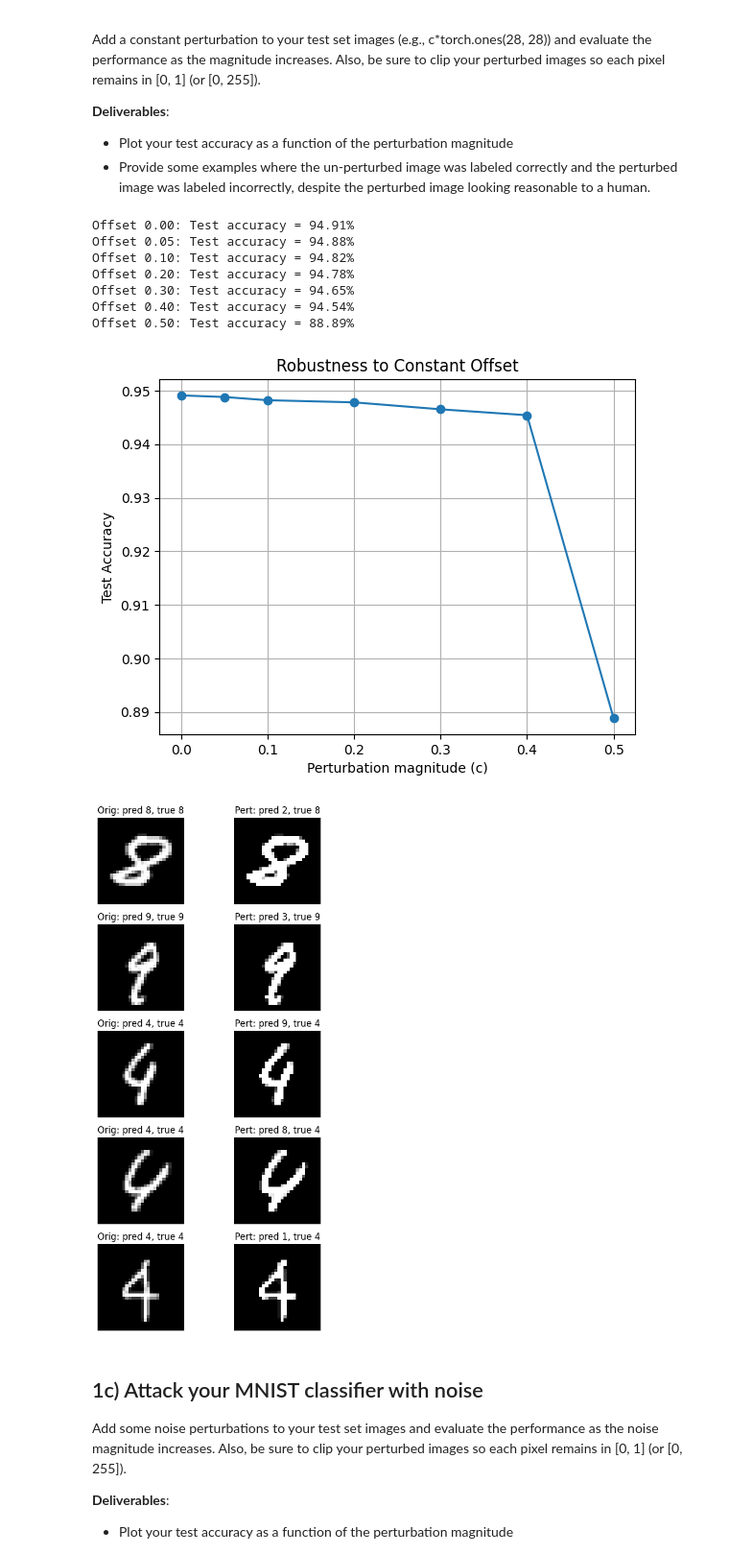
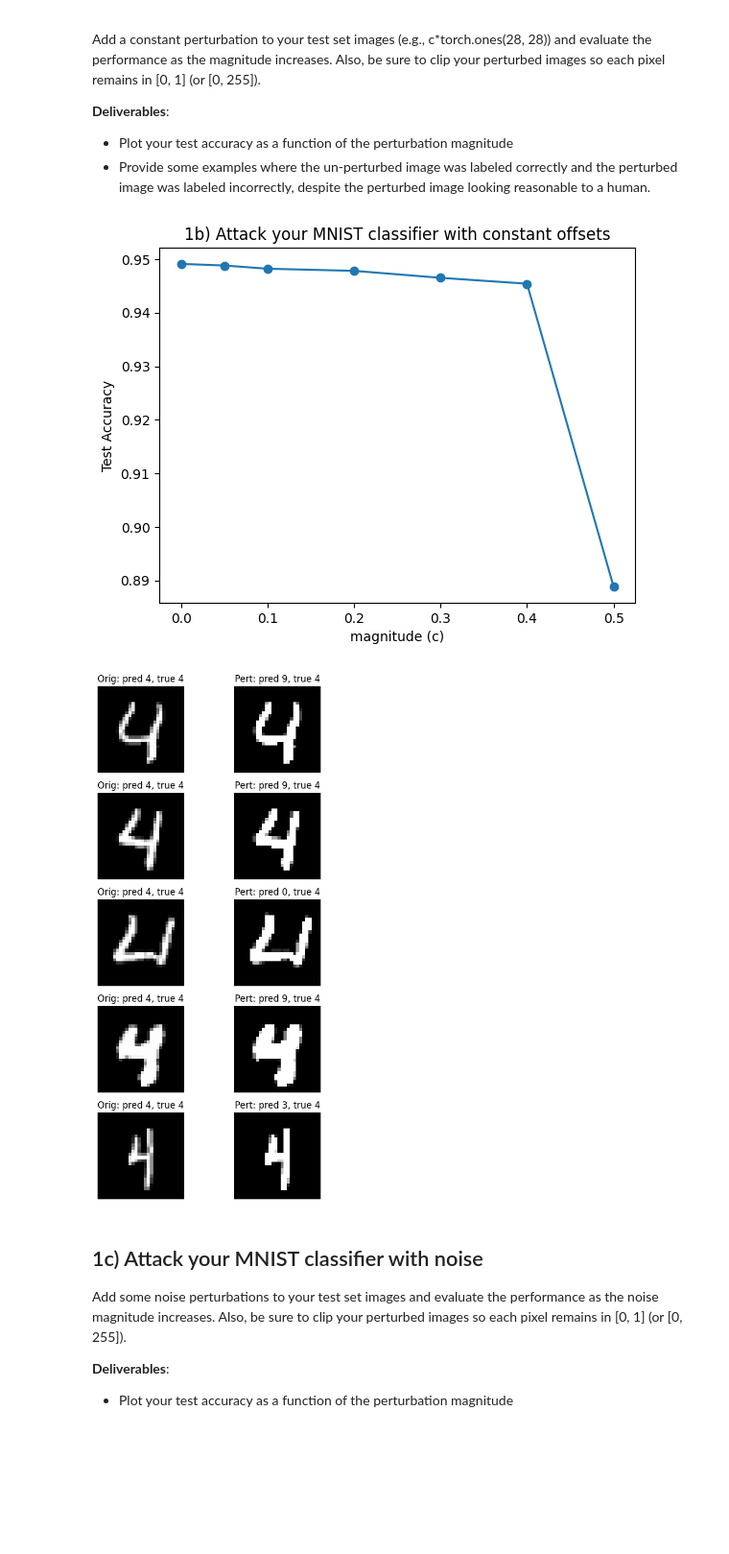
Before and after one commit to kmuenpra/EECE7268, a Jupyter notebook: EECE7398_HW1.ipynb, the cells around one changed output. Shown at 96% size. Cells and saved outputs as stored; diff of their text form; code cells hidden in the pictures; blank space fills up the shorter version.

```diff
--- a/EECE7398_HW1.ipynb
+++ b/EECE7398_HW1.ipynb
@@ -224,24 +214,21 @@ Add a constant perturbation to your test set images (e.g., c*torch.ones(28, 28))
 # %%
 import torch
 import matplotlib.pyplot as plt
+import numpy as np
 
-# Assume: model, test_loader, device are already defined from part (1a)
-# and model is trained.
+#SAME MODEL FROM FIRST PART -> not gonna redefine here. PLease run the above block first
 
-def evaluate_with_offset(model, loader, device, c):
-    """
-    Evaluate model accuracy when a constant offset c is added to all pixels.
-    """
+# EVALUATING TEST DATA
+def evaluate(model, loader, device, c):
     model.eval()
     correct, total = 0, 0
-    misclassified_examples = []  # to save some wrong predictions
+    bad_examples = []  # to save some wrong predictions
     with torch.no_grad():
         for x, y in loader:
             x, y = x.to(device), y.to(device)
-            # add constant offset
-            x_perturbed = x + c * torch.ones_like(x)
-            # clip to [0,1]
-            x_perturbed = torch.clamp(x_perturbed, 0.0, 1.0)
+
+            x_perturbed = x + c * torch.ones_like(x) # add constant offset
+            x_perturbed = torch.clamp(x_perturbed, 0.0, 1.0) # clip predicted pixels to [0,1]
 
             logits = model(x_perturbed)
             preds = logits.argmax(dim=1)
@@ -249,66 +236,60 @@ def evaluate_with_offset(model, loader, device, c):
             correct += (preds == y).sum().item()
             total += y.size(0)
 
-            # save examples where original was correct but perturbed was wrong
-            if len(misclassified_examples) < 5:  # limit to 5 for display
-                logits_orig = model(x)  # check original prediction
+
+            if len(bad_examples) < 5:  # limit to 5 for display
+
+                # check original prediction
+                logits_orig = model(x)
                 preds_orig = logits_orig.argmax(dim=1)
+
                 for i in range(len(y)):
+
+                    # save bad examples where original was correct but perturbed was wrong
                     if preds_orig[i] == y[i] and preds[i] != y[i]:
-                        misclassified_examples.append((
+                        bad_examples.append((
                             x[i].cpu(), x_perturbed[i].cpu(),
                             preds_orig[i].item(), preds[i].item(), y[i].item()
                         ))
-                        if len(misclassified_examples) >= 5:
+                        if len(bad_examples) >= 5:
                             break
 
     acc = correct / total
-    return acc, misclassified_examples
+    return acc, bad_examples
 
 
-# Sweep over perturbation magnitudes
 magnitudes = [0.0, 0.05, 0.1, 0.2, 0.3, 0.4, 0.5]
 accuracies = []
-examples_to_show = None
 
 for c in magnitudes:
-    acc, misclassified = evaluate_with_offset(model, test_loader, my_pc, c)
+    acc, bad_examples = evaluate(model, test_loader, my_pc, c)
     accuracies.append(acc)
-    print(f"Offset {c:.2f}: Test accuracy = {acc*100:.2f}%")
-    if misclassified and examples_to_show is None:
-        examples_to_show = misclassified  # save the first batch of examples
 
-# Plot accuracy vs. perturbation
 plt.figure()
 plt.plot(magnitudes, accuracies, marker="o")
-plt.xlabel("Perturbation magnitude (c)")
+plt.xlabel("magnitude (c)")
 plt.ylabel("Test Accuracy")
-plt.title("Robustness to Constant Offset")
-plt.grid(True)
+plt.title("1b) Attack your MNIST classifier with constant offsets")
 plt.show()
 
-# Show some correct→incorrect examples
-if examples_to_show:
-    fig, axes = plt.subplots(len(examples_to_show), 2, figsize=(6, 2*len(examples_to_show)))
-    for i, (orig, pert, pred_orig, pred_pert, label) in enumerate(examples_to_show):
+# - Provide some examples where the un-perturbed image was labeled correctly and the perturbed image was labeled incorrectly,
+# despite the perturbed image looking reasonable to a human.
+if bad_examples is not None:
+    # print(bad_examples)
+    fig, axes = plt.subplots(len(bad_examples), 2, figsize=(6, 2*len(bad_examples)))
+
+           # x[i].cpu(), x_perturbed[i].cpu(), preds_orig[i].item(), preds[i].item(), y[i].item()
+    for i, (orig, pert, pred_orig, pred_pert, label) in enumerate(bad_examples):
         axes[i,0].imshow(orig.squeeze(), cmap="gray")
         axes[i,0].axis("off")
         axes[i,0].set_title(f"Orig: pred {pred_orig}, true {label}")
         axes[i,1].imshow(pert.squeeze(), cmap="gray")
         axes[i,1].axis("off")
         axes[i,1].set_title(f"Pert: pred {pred_pert}, true {label}")
-    plt.tight_layout()
     plt.show()
 # %% [output]
-Offset 0.00: Test accuracy = 94.91%
-Offset 0.05: Test accuracy = 94.88%
-Offset 0.10: Test accuracy = 94.82%
-Offset 0.20: Test accuracy = 94.78%
-Offset 0.30: Test accuracy = 94.65%
-Offset 0.40: Test accuracy = 94.54%
-Offset 0.50: Test accuracy = 88.89%
-[figure, old version]
+[figure, new version]
-[figure, old version]
+[figure, new version]
 # %% [markdown]
 ## 1c) Attack your MNIST classifier with noise
 
```
Also changed, not shown: parts of 17 cells of this notebook.
